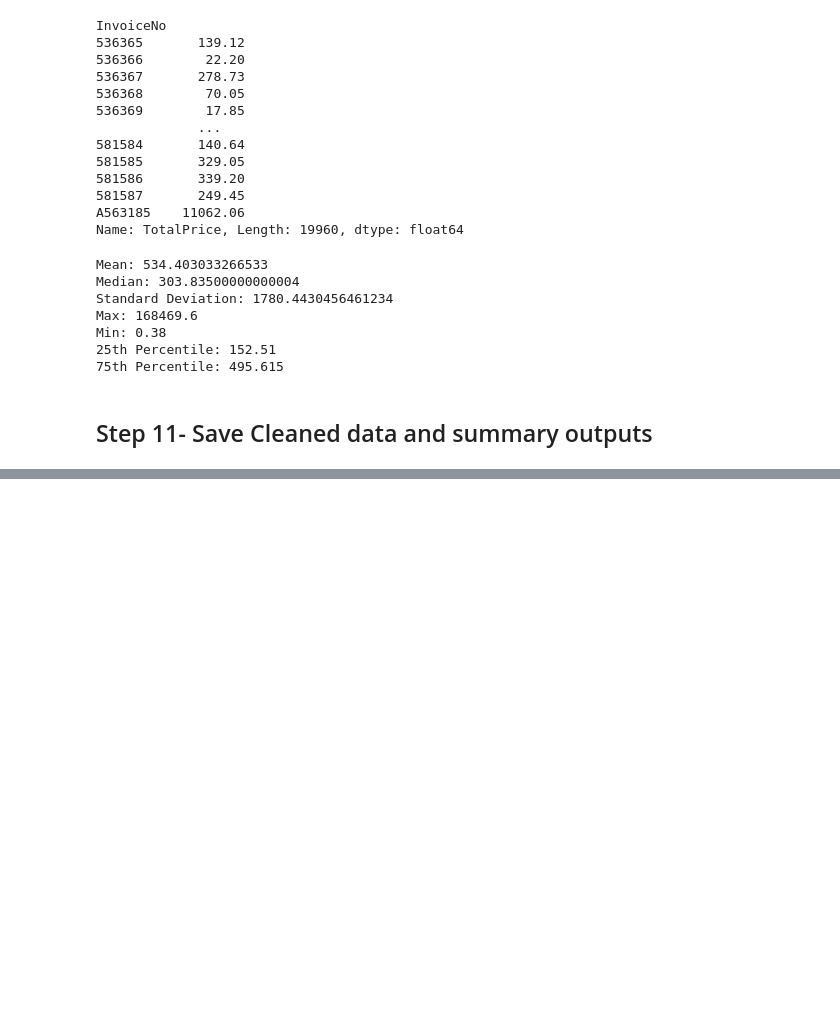
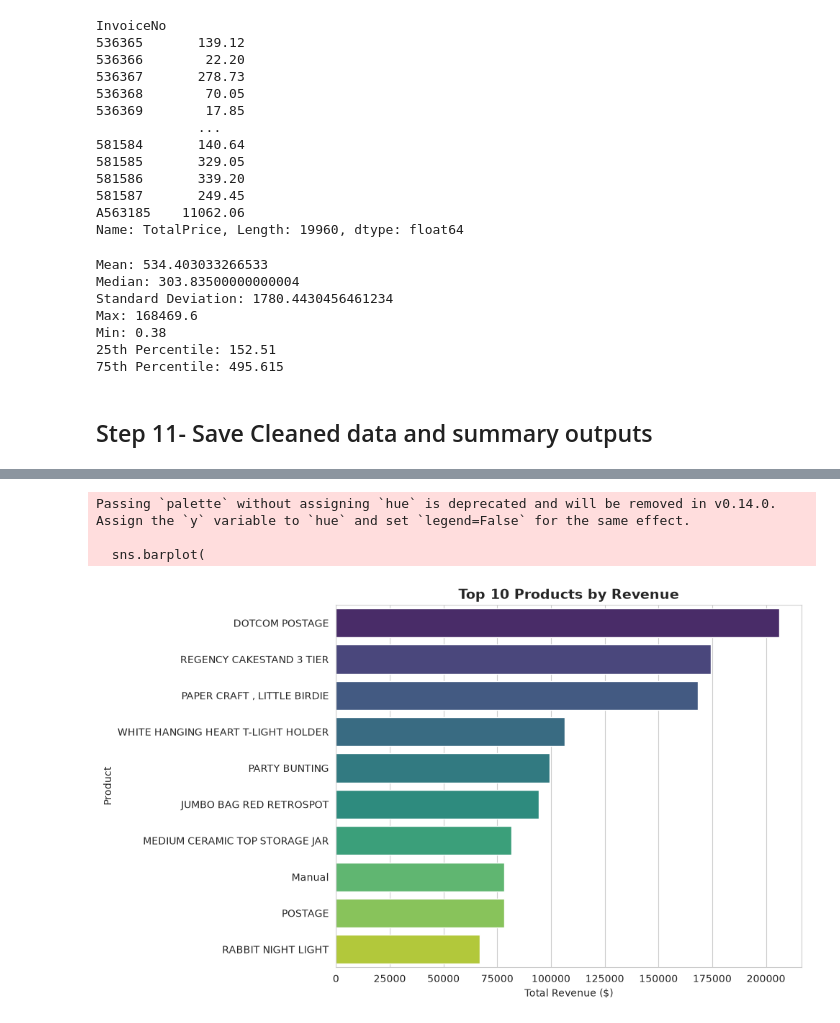
Before and after one commit to 0v0n1/ecom_analyse, a Jupyter notebook: startit.ipynb, the cells around one changed output, grey strips where cells are left out. Saved outputs shown, nothing was run; the diff lists cells and outputs as text; code cells hidden in the pictures; blank space fills up the shorter version.

```diff
--- a/startit.ipynb
+++ b/startit.ipynb
@@ -399,0 +419,19 @@ country_rev.to_csv("country_rev.csv")
+# %%
+plt.figure(figsize=(10,6))
+sns.barplot(
+    x=top_prdcts_rev.values,
+    y=top_prdcts_rev.index,
+    palette="viridis"
+)
+plt.title("Top 10 Products by Revenue", fontsize=14, fontweight="bold")
+plt.xlabel("Total Revenue ($)")
+plt.ylabel("Product")
+
+plt.tight_layout()
+plt.savefig("top_prdcts_rev.png", dpi=150)
+plt.show()
+# %% [output]
+Passing `palette` without assigning `hue` is deprecated and will be removed in v0.14.0. Assign the `y` variable to `hue` and set `legend=False` for the same effect.
+
+  sns.barplot(
+[figure, added]
```
Also changed, not shown: parts of 10 cells of this notebook, 6 other files.
